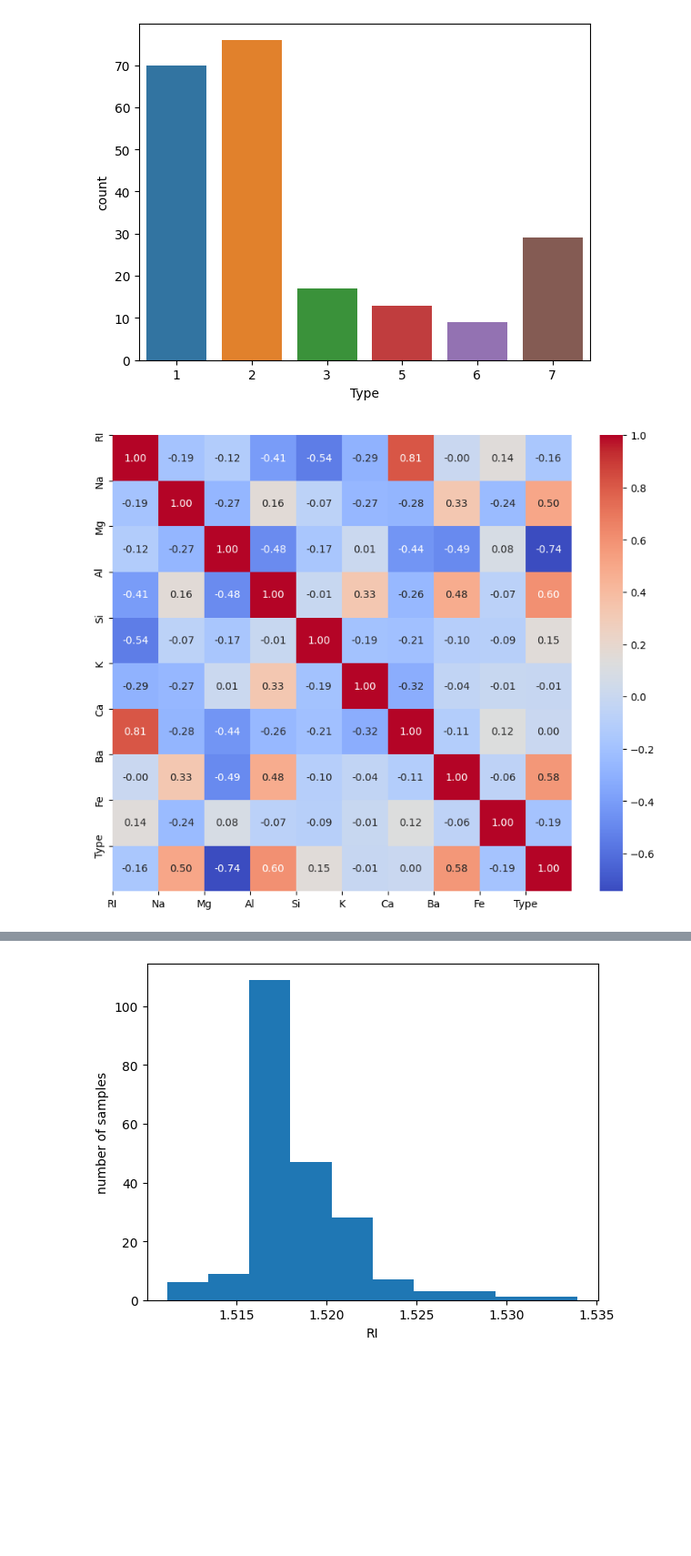
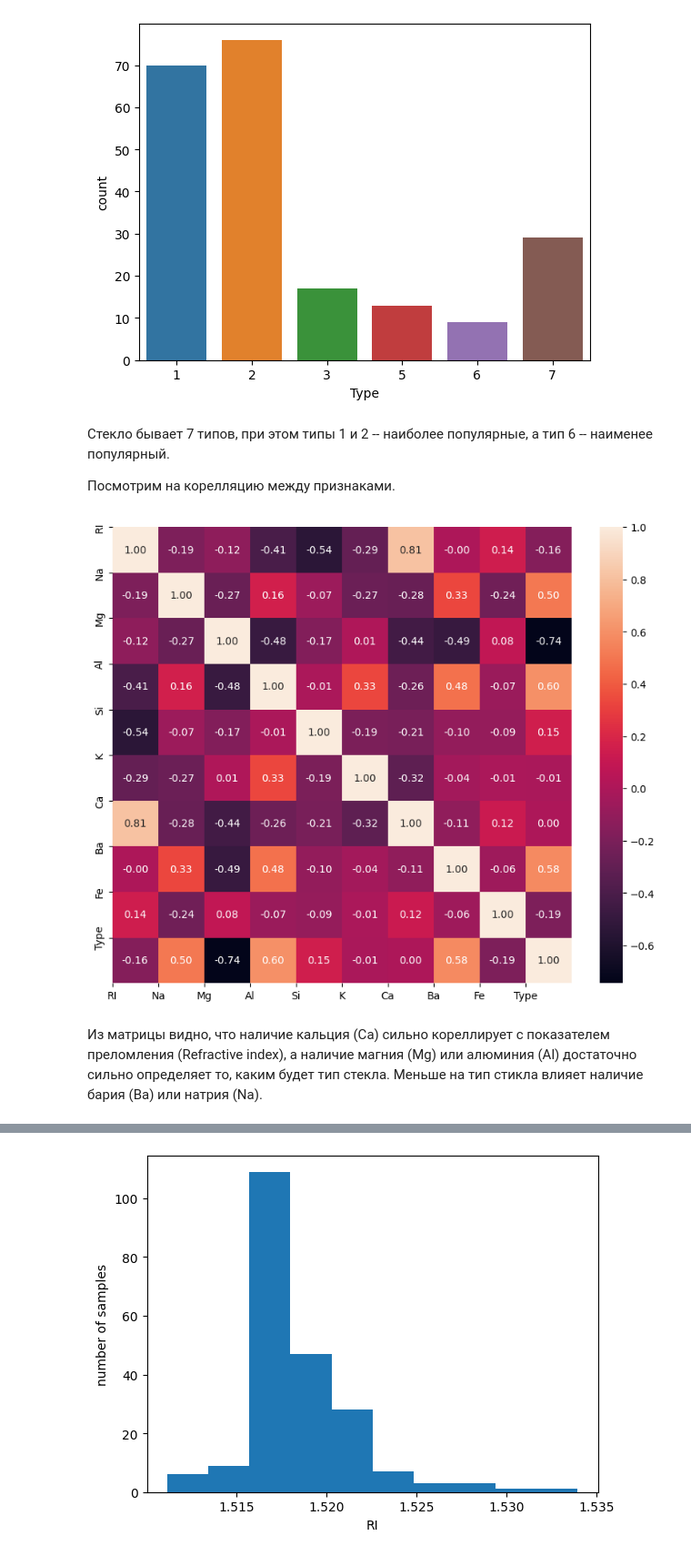
Before and after one commit to katevi/Introduction-to-ML, a Jupyter notebook: lab3/multiclass_classification_multioutput_regression.ipynb, the cells around one changed output, grey strips where cells are left out. Shown: that part at 91% size. Drawn from its saved outputs; the diff is of its cells as text; code cells hidden in the pictures; blank space fills up the shorter version.

```diff
--- a/lab3/multiclass_classification_multioutput_regression.ipynb
+++ b/lab3/multiclass_classification_multioutput_regression.ipynb
@@ -44,17 +64,23 @@ sns.countplot(x="Type", data=df)
 plt.show()
 # %% [output]
 [figure]
+# %% [markdown]
+Стекло бывает 7 типов, при этом типы 1 и 2 -- наиболее популярные, а тип 6 -- наименее популярный.
+
+Посмотрим на корелляцию между признаками.
 # %%
 corr = df.corr()
 #Plot figsize
 fig, ax = plt.subplots(figsize=(10, 8))
 #Generate Heat Map, allow annotations and place floats in map
-sns.heatmap(corr, cmap='coolwarm', annot=True, fmt=".2f")
+sns.heatmap(corr, annot=True, fmt=".2f")
 #Apply xticks
 plt.xticks(range(len(corr.columns)), corr.columns);
 #Apply yticks
 plt.yticks(range(len(corr.columns)), corr.columns)
 #show plot
 plt.show()
 # %% [output]
-[figure, old version]
+[figure, new version]
+# %% [markdown]
+Из матрицы видно, что наличие кальция (Ca) сильно кореллирует с показателем преломления (Refractive index), а наличие магния (Mg) или алюминия (Al) достаточно сильно определяет то, каким будет тип стекла. Меньше на тип стикла влияет наличие бария (Ba) или натрия (Na).
```
Also changed, not shown: parts of 20 cells of this notebook.
